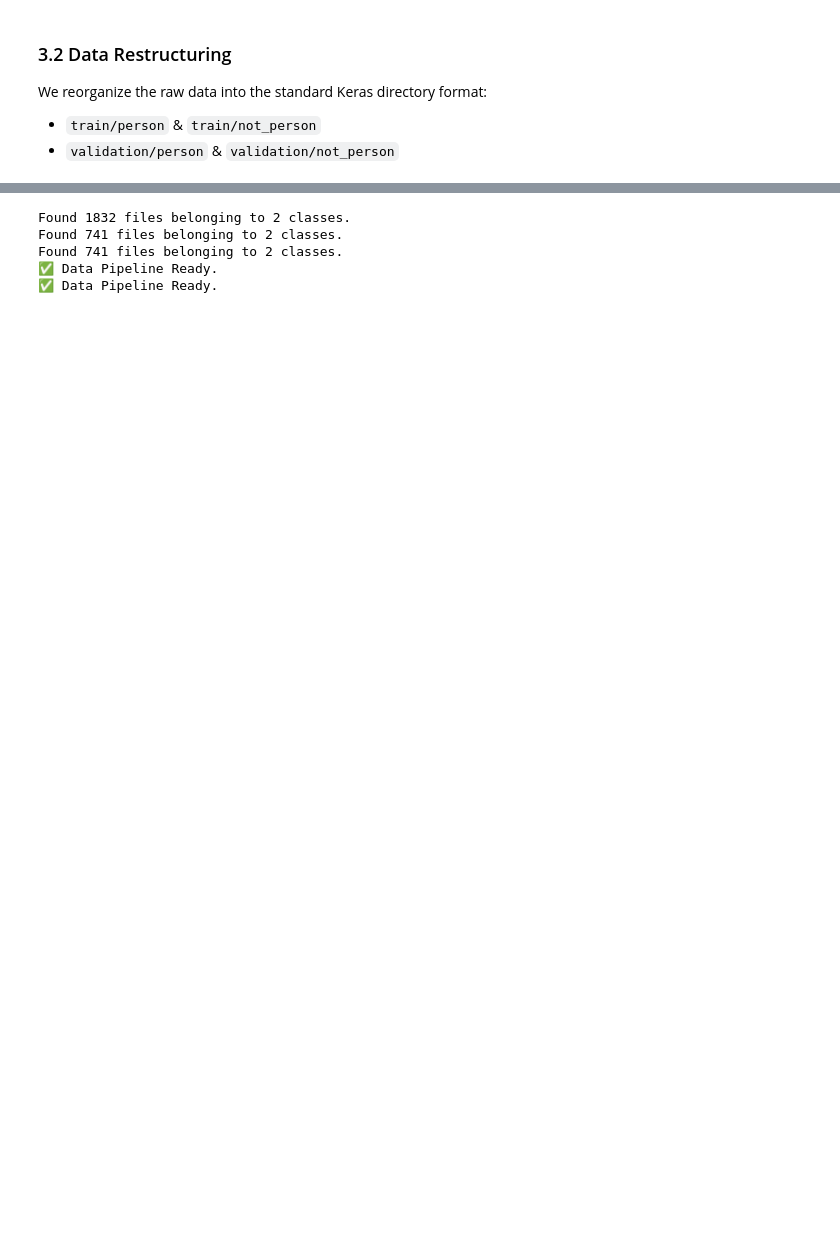
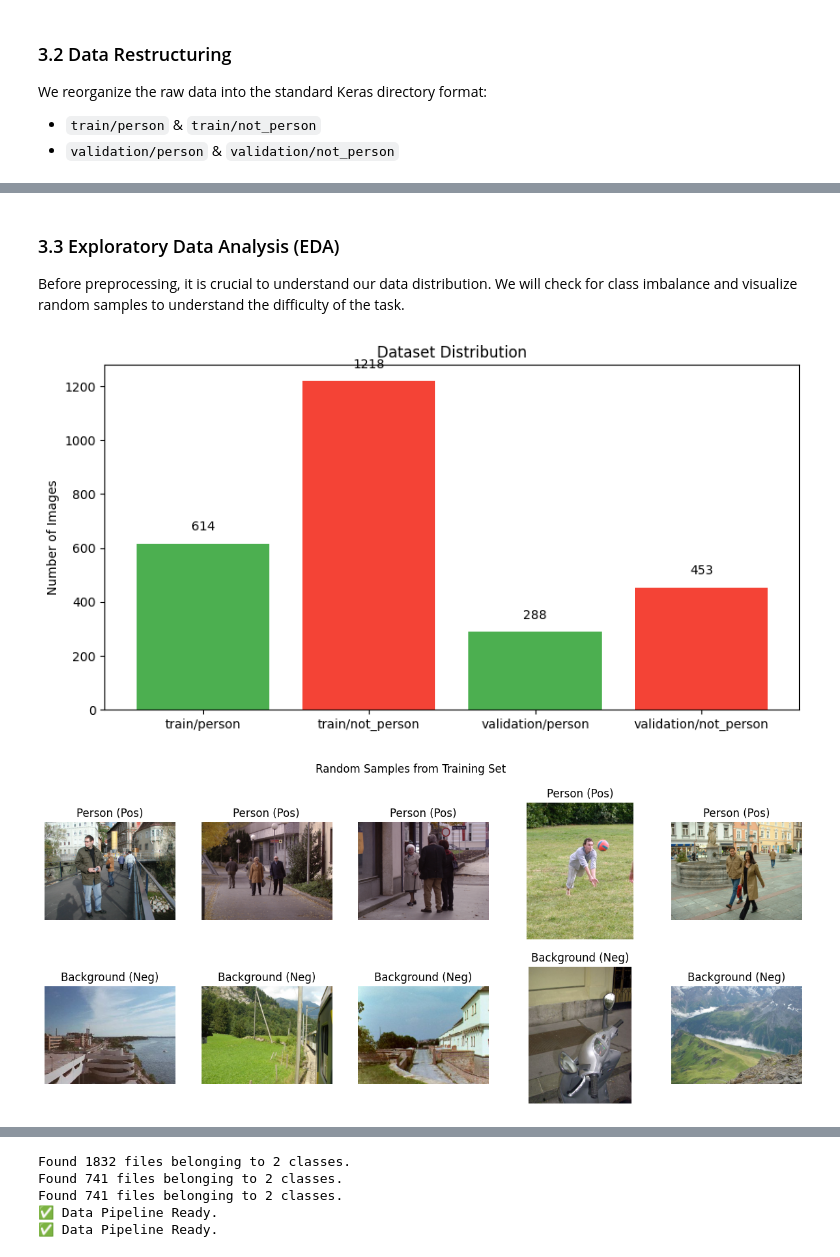
Before and after one commit to RockDeng110/Visual-Wake-Words-Project, a Jupyter notebook: vww_complete_project.ipynb, the cells around one changed output, grey strips where cells are left out. Cells and saved outputs as stored; diff of their text form; code cells hidden in the pictures; blank space fills up the shorter version.

Commit message:
complete Data engineering for the complete project notebook

```diff
--- a/vww_complete_project.ipynb
+++ b/vww_complete_project.ipynb
@@ -134 +148,66 @@ Data organization complete.
+# %% [markdown]
+### 3.3 Exploratory Data Analysis (EDA)
+Before preprocessing, it is crucial to understand our data distribution. We will check for class imbalance and visualize random samples to understand the difficulty of the task.
+# %%
+# 1. Class Distribution Analysis
+def plot_class_distribution(data_dir):
+    data_dir = pathlib.Path(data_dir)
+    splits = ['train', 'validation']
+    labels = ['person', 'not_person']
+
+    stats = []
+    for split in splits:
+        for label in labels:
+            count = len(list((data_dir / split / label).glob('*')))
+            stats.append({'Split': split, 'Label': label, 'Count': count})
+
+    # Plot
+    plt.figure(figsize=(10, 5))
+    x = np.arange(len(stats))
+    counts = [s['Count'] for s in stats]
+    names = [f"{s['Split']}/{s['Label']}" for s in stats]
+    colors = ['#4CAF50' if 'person' in n and 'not_person' not in n else '#F44336' for n in names]
+
+    plt.bar(x, counts, color=colors)
+    plt.xticks(x, names)
+    plt.title('Dataset Distribution')
+    plt.ylabel('Number of Images')
+    for i, v in enumerate(counts):
+        plt.text(i, v + 50, str(v), ha='center')
+    plt.show()
+
+plot_class_distribution(dataset_dir)
+
+# 2. Sample Visualization
+def visualize_samples(data_dir, num_samples=5):
+    data_dir = pathlib.Path(data_dir)
+    plt.figure(figsize=(15, 6))
+
+    # Positive Samples
+    pos_files = list((data_dir / 'train' / 'person').glob('*'))
+    neg_files = list((data_dir / 'train' / 'not_person').glob('*'))
+
+    for i in range(num_samples):
+        # Pos
+        plt.subplot(2, num_samples, i + 1)
+        if pos_files:
+            img = plt.imread(str(np.random.choice(pos_files)))
+            plt.imshow(img)
+        plt.title("Person (Pos)")
+        plt.axis('off')
+
+        # Neg
+        plt.subplot(2, num_samples, i + 1 + num_samples)
+        if neg_files:
+            img = plt.imread(str(np.random.choice(neg_files)))
+            plt.imshow(img)
+        plt.title("Background (Neg)")
+        plt.axis('off')
+    plt.suptitle(f"Random Samples from Training Set")
+    plt.show()
+
+visualize_samples(dataset_dir)
+# %% [output]
+[figure, added]
+[figure, added]
 # %% [markdown]
```
Also changed, not shown: parts of 16 cells of this notebook, 3 other files.
